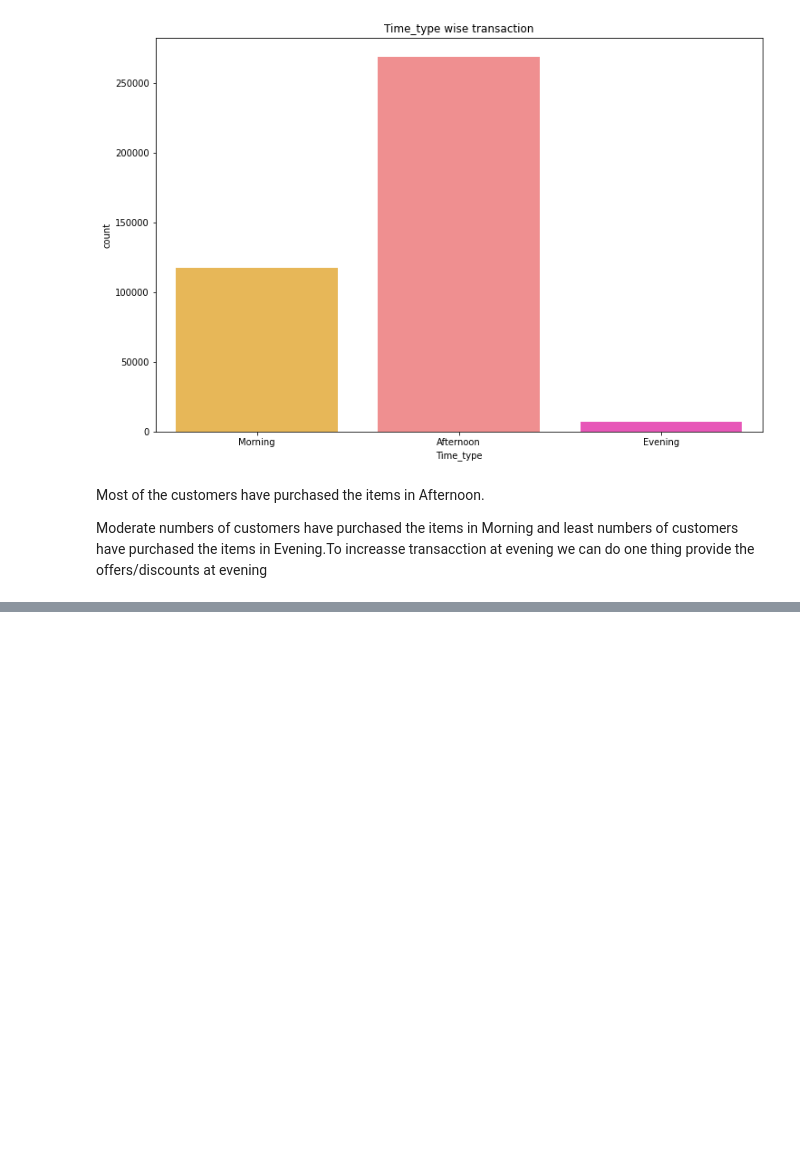
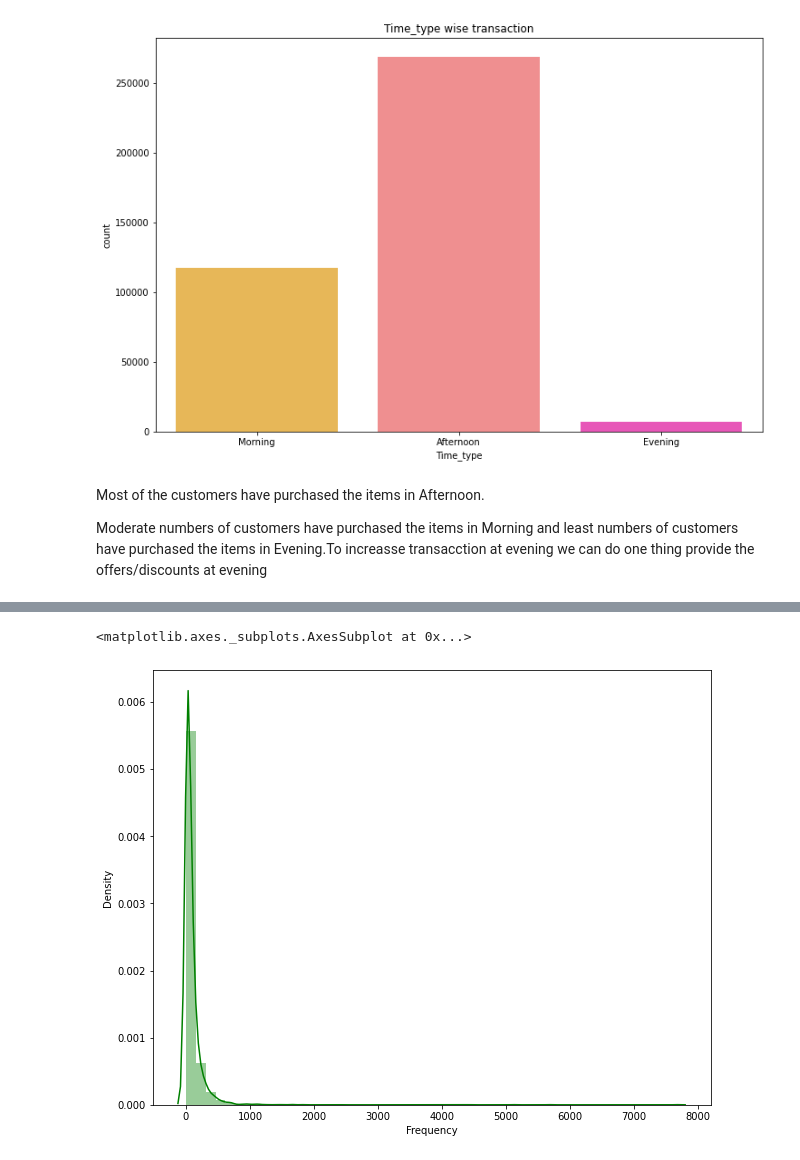
Before and after one commit to Tanushri920/Online-Retail-Customer-Segmentation, a Jupyter notebook: Online_Retail_Customer_Segmentation_Capstone_Project.ipynb, the cells around one changed output, grey strips where cells are left out. Cells and saved outputs as stored; diff of their text form; code cells hidden in the pictures; blank space fills up the shorter version.

```diff
--- a/Online_Retail_Customer_Segmentation_Capstone_Project.ipynb
+++ b/Online_Retail_Customer_Segmentation_Capstone_Project.ipynb
@@ -533,0 +604,9 @@ Moderate numbers of customers have purchased the items in Morning and least numb
+# %%
+#Frequency distribution plot
+import seaborn as sns
+x = rfm_model['Frequency']
+plt.figure(figsize=(10,8))
+sns.distplot(x,color='g')
+# %% [output]
+<matplotlib.axes._subplots.AxesSubplot at 0x...>
+[figure, added]
```
Also changed, not shown: parts of 21 cells of this notebook.
